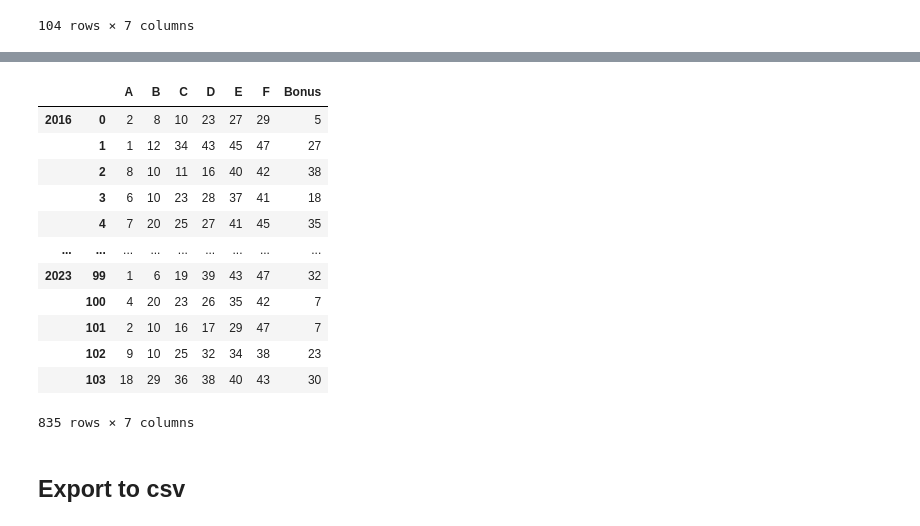
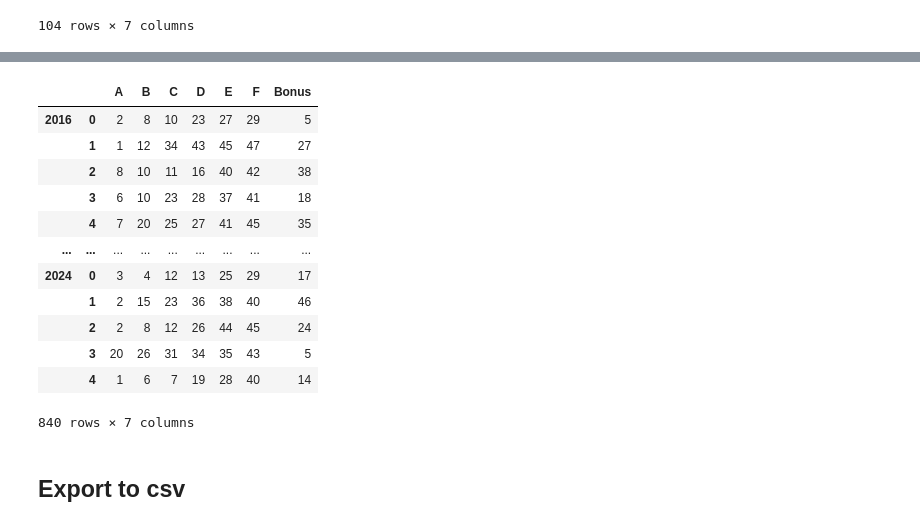
Before and after one commit to killfoley/Lotto-Scraping, a Jupyter notebook: Lotto results notebook.ipynb, the cells around one changed output, grey strips where cells are left out. Saved outputs shown, nothing was run; the diff lists cells and outputs as text; code cells hidden in the pictures.

```diff
--- a/Lotto results notebook.ipynb
+++ b/Lotto results notebook.ipynb
@@ -545,0 +564,3 @@ df_2023
+# %%
+df_ball_24 = pd.DataFrame(np.array(ball_24).reshape(-1,6),columns = list("ABCDEF"))
+df_ball_24
@@ -545,0 +574,5 @@ df_2023
+# %%
+# get the regular balls from the page
+ball_bonus_class_24 = soup.find_all("li", class_="bonus-ball")
+ball_bonus_24 = [pt.get_text() for pt in ball_bonus_class_24]
+type(ball_bonus_24)
@@ -545,0 +581,7 @@ df_2023
+# %%
+# get the bonus ball
+df_ball_bonus_24 = pd.DataFrame(ball_bonus_24,columns = ['Bonus'])
+# %%
+# join the two dataframes
+df_2024 = pd.concat([df_ball_24, df_ball_bonus_24], axis=1)
+df_2024
@@ -546,21 +595,21 @@ df_2023
 # %%
-frames = [df_2016, df_2017, df_2018, df_2019, df_2020, df_2021, df_2022, df_2023]
-df_combined = pd.concat(frames, keys=['2016', '2017', '2018', '2019', '2020', '2021', '2022', '2023'])
+frames = [df_2016, df_2017, df_2018, df_2019, df_2020, df_2021, df_2022, df_2023, df_2024]
+df_combined = pd.concat(frames, keys=['2016', '2017', '2018', '2019', '2020', '2021', '2022', '2023', '2024'])
 df_combined
 # %% [output]
 |  |  | A | B | C | D | E | F | Bonus |
 | 2016 | 0 | 2 | 8 | 10 | 23 | 27 | 29 | 5 |
 |  | 1 | 1 | 12 | 34 | 43 | 45 | 47 | 27 |
 |  | 2 | 8 | 10 | 11 | 16 | 40 | 42 | 38 |
 |  | 3 | 6 | 10 | 23 | 28 | 37 | 41 | 18 |
 |  | 4 | 7 | 20 | 25 | 27 | 41 | 45 | 35 |
 | ... | ... | ... | ... | ... | ... | ... | ... | ... |
-| 2023 | 99 | 1 | 6 | 19 | 39 | 43 | 47 | 32 |
-|  | 100 | 4 | 20 | 23 | 26 | 35 | 42 | 7 |
-|  | 101 | 2 | 10 | 16 | 17 | 29 | 47 | 7 |
-|  | 102 | 9 | 10 | 25 | 32 | 34 | 38 | 23 |
-|  | 103 | 18 | 29 | 36 | 38 | 40 | 43 | 30 |
+| 2024 | 0 | 3 | 4 | 12 | 13 | 25 | 29 | 17 |
+|  | 1 | 2 | 15 | 23 | 36 | 38 | 40 | 46 |
+|  | 2 | 2 | 8 | 12 | 26 | 44 | 45 | 24 |
+|  | 3 | 20 | 26 | 31 | 34 | 35 | 43 | 5 |
+|  | 4 | 1 | 6 | 7 | 19 | 28 | 40 | 14 |
-835 rows × 7 columns
+840 rows × 7 columns
 # %% [markdown]
 ## Export to csv
 # %%
```
Also changed, not shown: parts of 42 cells of this notebook, 1 other file.
